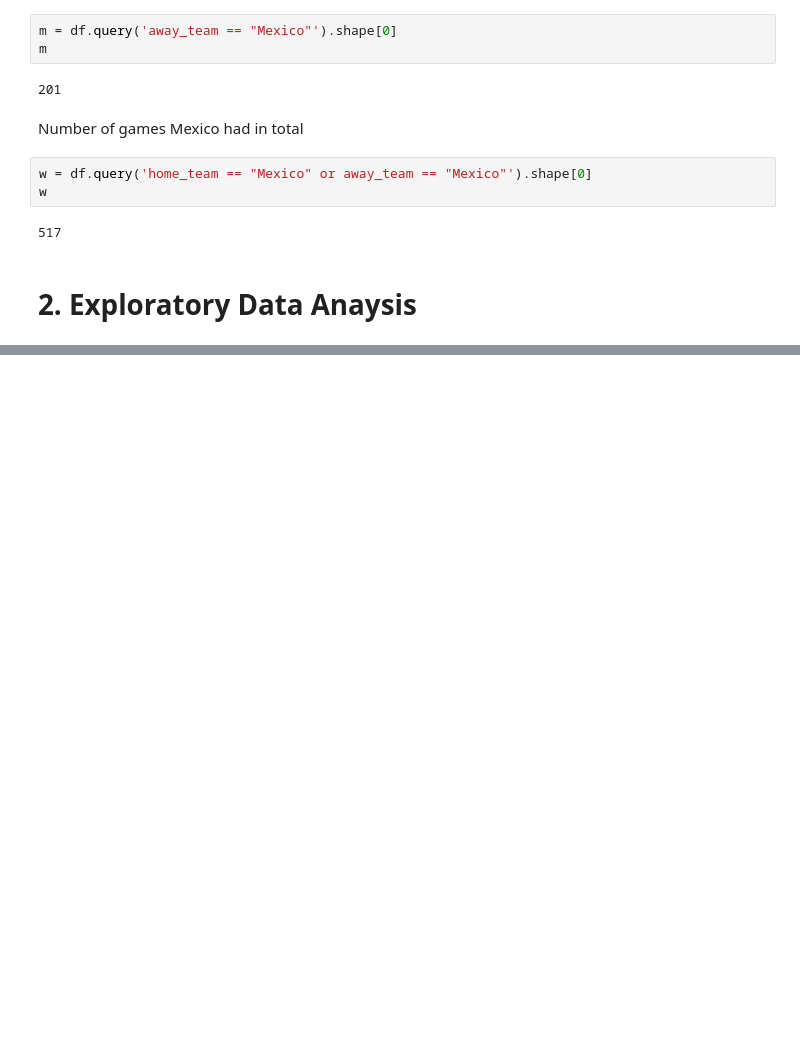
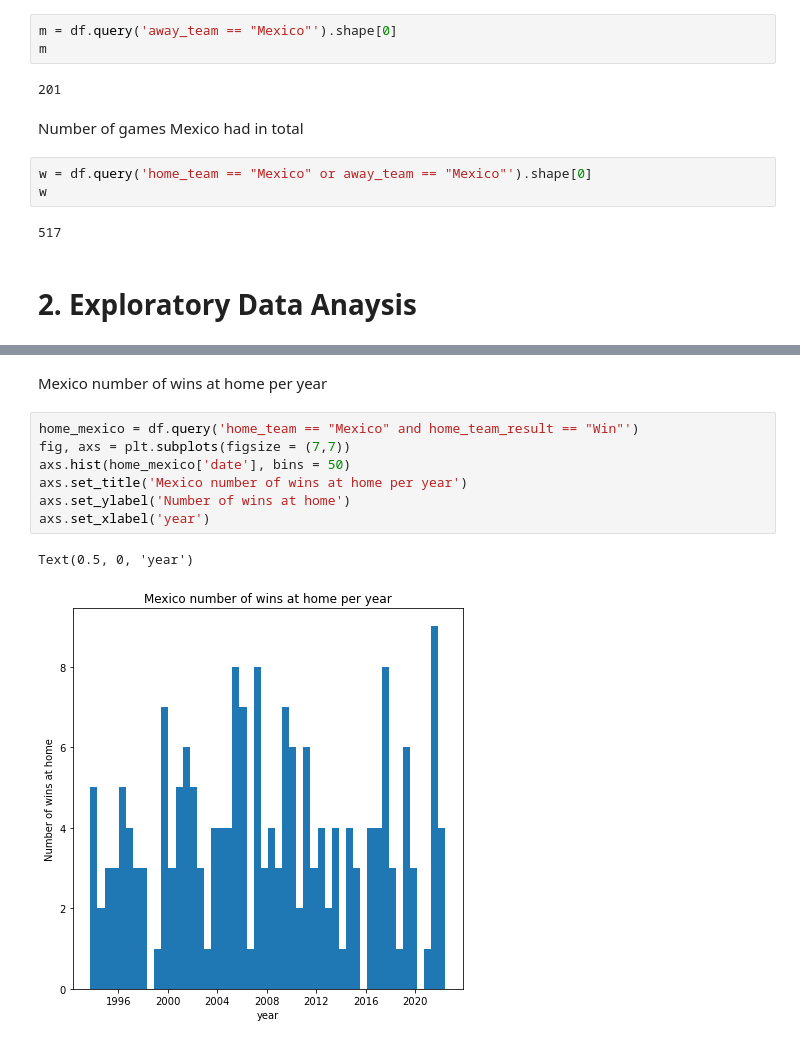
Before and after one commit to JavierCantoH/Fontys-DataScienceProject, a Jupyter notebook: Project World Cup.ipynb, the cells around one changed output, grey strips where cells are left out. Saved outputs shown, nothing was run; the diff lists cells and outputs as text; blank space fills up the shorter version.

```diff
--- a/Project World Cup.ipynb
+++ b/Project World Cup.ipynb
@@ -341,0 +369,12 @@ pyl.show()
+# %% [markdown]
+Mexico number of wins at home per year
+# %%
+home_mexico = df.query('home_team == "Mexico" and home_team_result == "Win"')
+fig, axs = plt.subplots(figsize = (7,7))
+axs.hist(home_mexico['date'], bins = 50)
+axs.set_title('Mexico number of wins at home per year')
+axs.set_ylabel('Number of wins at home')
+axs.set_xlabel('year')
+# %% [output]
+Text(0.5, 0, 'year')
+[figure, added]
```
Also changed, not shown: parts of 11 cells of this notebook, 1 other file.
